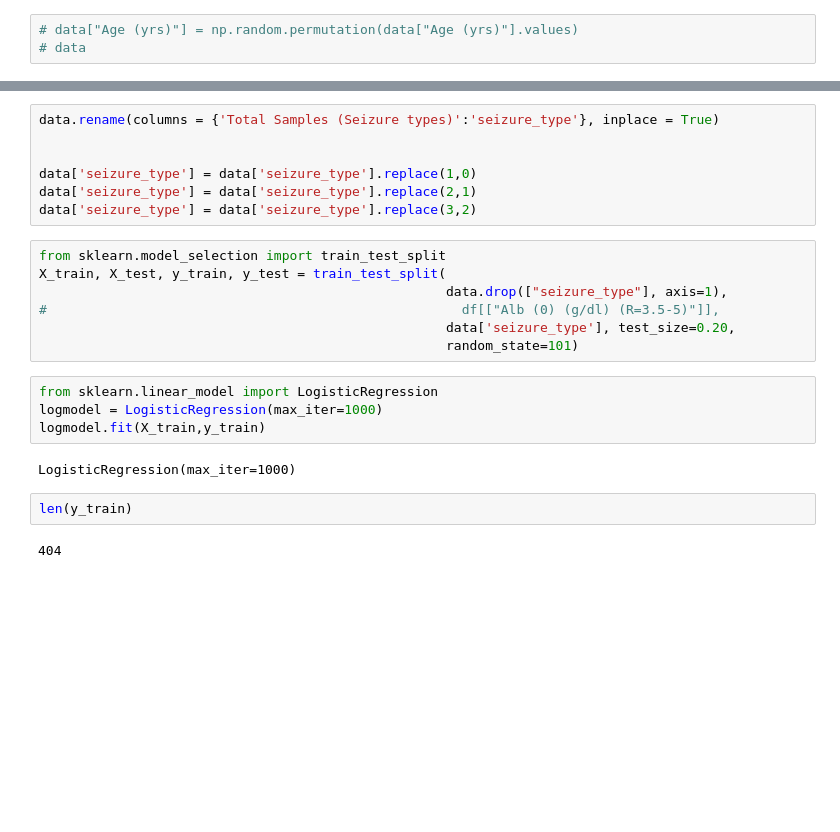
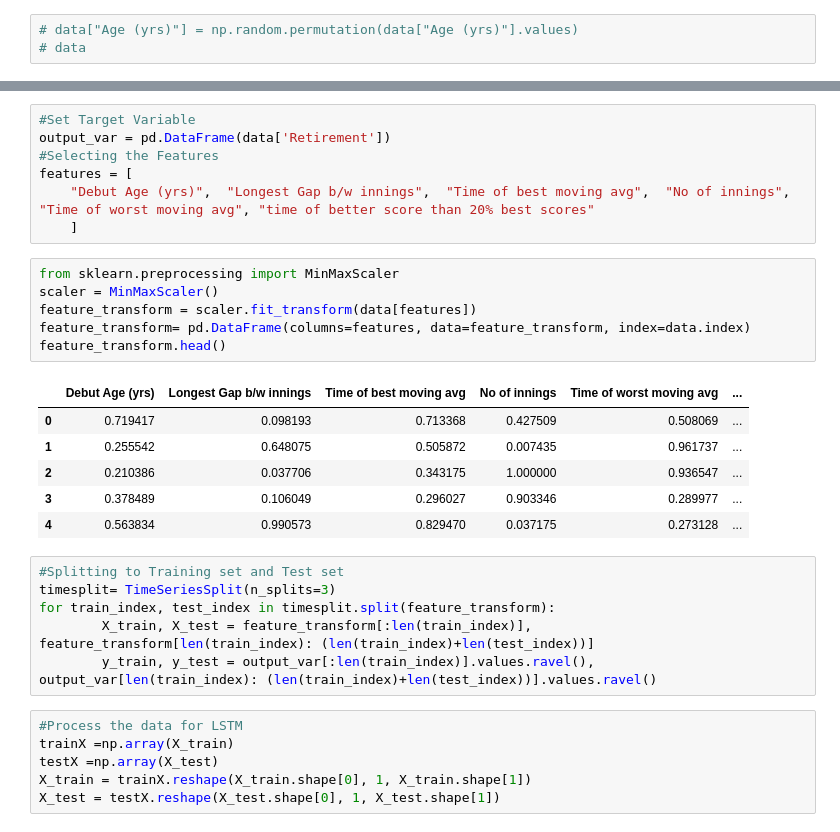
Before and after one commit to Abhishek02bhardwaj/Cricketer-Retirement-Prediction, a Jupyter notebook: lstmnn.ipynb, the cells around one changed output, grey strips where cells are left out. Cells and saved outputs as stored; diff of their text form; blank space fills up the shorter version.

```diff
--- a/lstmnn.ipynb
+++ b/lstmnn.ipynb
@@ -181,24 +54,32 @@ dtype: float64
-# %%
-data.rename(columns = {'Total Samples (Seizure types)':'seizure_type'}, inplace = True)
-
-
-data['seizure_type'] = data['seizure_type'].replace(1,0)
-data['seizure_type'] = data['seizure_type'].replace(2,1)
-data['seizure_type'] = data['seizure_type'].replace(3,2)
-# %%
-from sklearn.model_selection import train_test_split
-X_train, X_test, y_train, y_test = train_test_split(
-                                                    data.drop(["seizure_type"], axis=1),
-#                                                     df[["Alb (0) (g/dl) (R=3.5-5)"]],
-                                                    data['seizure_type'], test_size=0.20,
-                                                    random_state=101)
-# %%
-from sklearn.linear_model import LogisticRegression
-logmodel = LogisticRegression(max_iter=1000)
-logmodel.fit(X_train,y_train)
-# %% [output]
-LogisticRegression(max_iter=1000)
-# %%
-len(y_train)
-# %% [output]
-404
+# %%
+#Set Target Variable
+output_var = pd.DataFrame(data['Retirement'])
+#Selecting the Features
+features = [
+	"Debut Age (yrs)",	"Longest Gap b/w innings",	"Time of best moving avg",	"No of innings",	"Time of worst moving avg",	"time of better score than 20% best scores"
+    ]
+# %%
+from sklearn.preprocessing import MinMaxScaler
+scaler = MinMaxScaler()
+feature_transform = scaler.fit_transform(data[features])
+feature_transform= pd.DataFrame(columns=features, data=feature_transform, index=data.index)
+feature_transform.head()
+# %% [output]
+|  | Debut Age (yrs) | Longest Gap b/w innings | Time of best moving avg | No of innings | Time of worst moving avg | ... |
+| 0 | 0.719417 | 0.098193 | 0.713368 | 0.427509 | 0.508069 | ... |
+| 1 | 0.255542 | 0.648075 | 0.505872 | 0.007435 | 0.961737 | ... |
+| 2 | 0.210386 | 0.037706 | 0.343175 | 1.000000 | 0.936547 | ... |
+| 3 | 0.378489 | 0.106049 | 0.296027 | 0.903346 | 0.289977 | ... |
+| 4 | 0.563834 | 0.990573 | 0.829470 | 0.037175 | 0.273128 | ... |
+# %%
+#Splitting to Training set and Test set
+timesplit= TimeSeriesSplit(n_splits=3)
+for train_index, test_index in timesplit.split(feature_transform):
+        X_train, X_test = feature_transform[:len(train_index)], feature_transform[len(train_index): (len(train_index)+len(test_index))]
+        y_train, y_test = output_var[:len(train_index)].values.ravel(), output_var[len(train_index): (len(train_index)+len(test_index))].values.ravel()
+# %%
+#Process the data for LSTM
+trainX =np.array(X_train)
+testX =np.array(X_test)
+X_train = trainX.reshape(X_train.shape[0], 1, X_train.shape[1])
+X_test = testX.reshape(X_test.shape[0], 1, X_test.shape[1])
```
Also changed, not shown: parts of 40 cells of this notebook, 1 other file.
